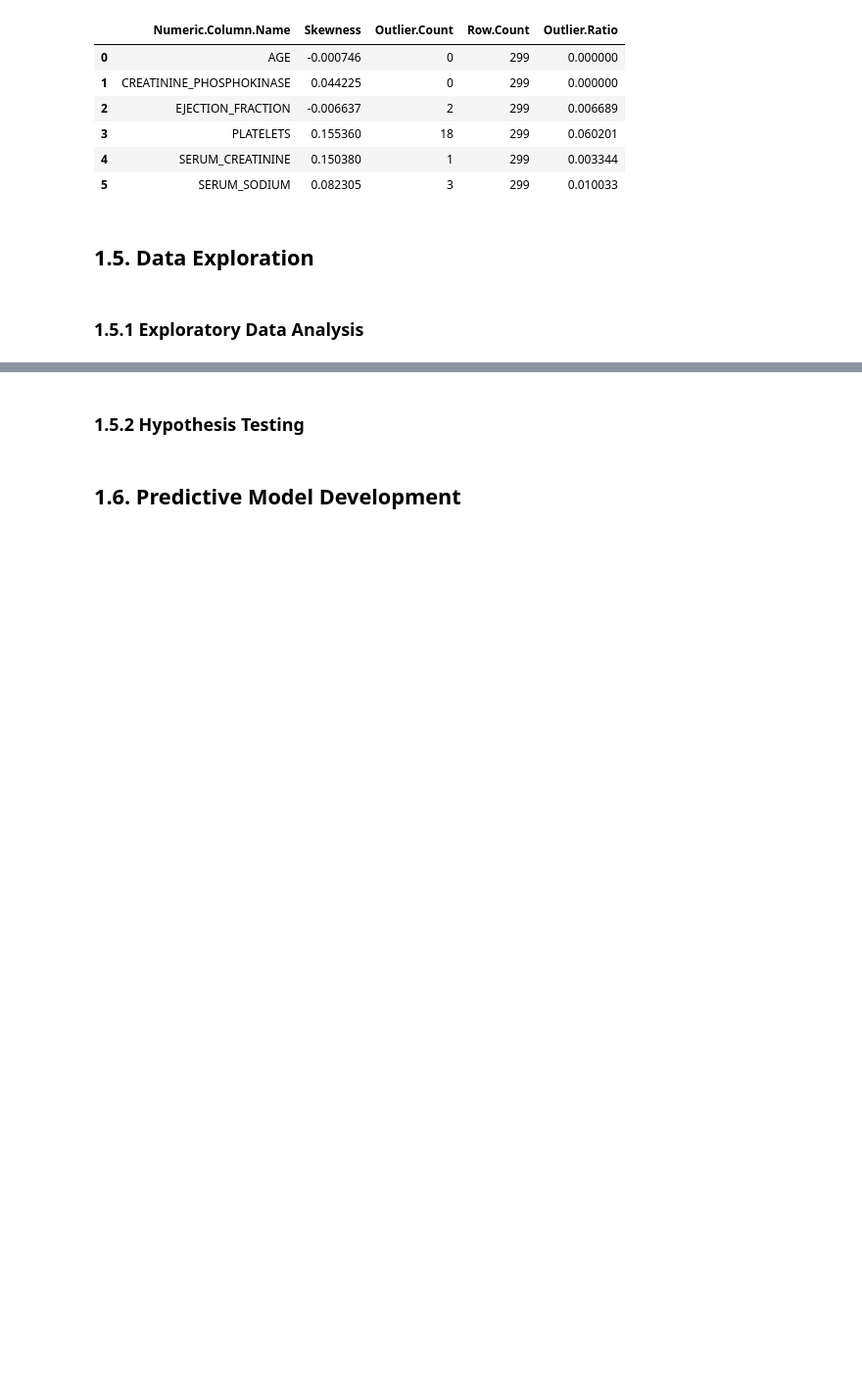
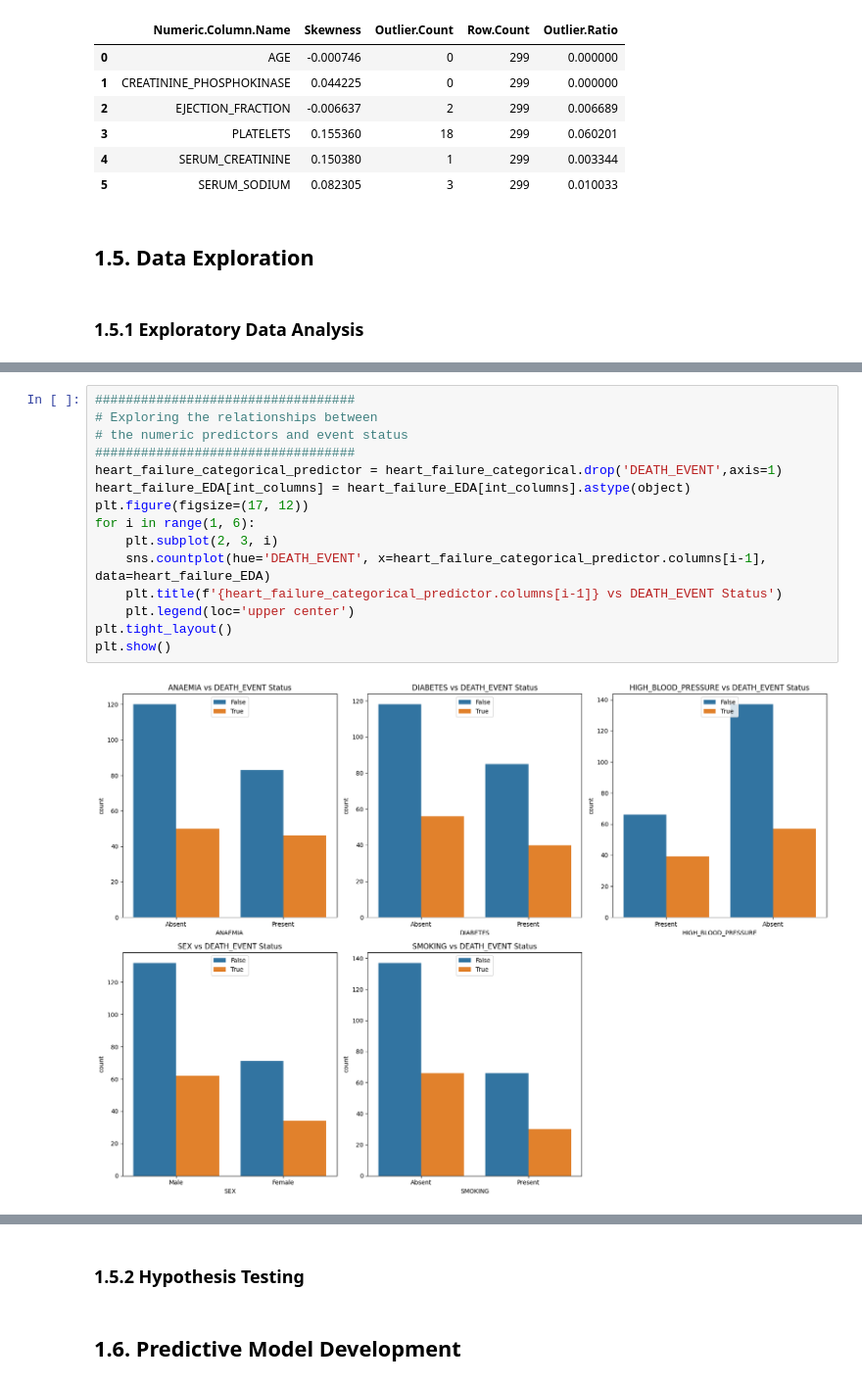
Before and after one commit to JohnPaulinePineda/Portfolio_Project_55, a Jupyter notebook: codes/EstimatingHeartFailureSurvivalRiskProfilesFromCardiovascularHematologicAndMetabolicMarkers.ipynb, the cells around one changed output, grey strips where cells are left out. Shown at 98% size. Cells and saved outputs as stored; diff of their text form; blank space fills up the shorter version.

```diff
--- a/codes/EstimatingHeartFailureSurvivalRiskProfilesFromCardiovascularHematologicAndMetabolicMarkers.ipynb
+++ b/codes/EstimatingHeartFailureSurvivalRiskProfilesFromCardiovascularHematologicAndMetabolicMarkers.ipynb
@@ -1007,0 +1077,17 @@ display(numeric_column_outlier_summary)
+# %%
+##################################
+# Exploring the relationships between
+# the numeric predictors and event status
+##################################
+heart_failure_categorical_predictor = heart_failure_categorical.drop('DEATH_EVENT',axis=1)
+heart_failure_EDA[int_columns] = heart_failure_EDA[int_columns].astype(object)
+plt.figure(figsize=(17, 12))
+for i in range(1, 6):
+    plt.subplot(2, 3, i)
+    sns.countplot(hue='DEATH_EVENT', x=heart_failure_categorical_predictor.columns[i-1], data=heart_failure_EDA)
+    plt.title(f'{heart_failure_categorical_predictor.columns[i-1]} vs DEATH_EVENT Status')
+    plt.legend(loc='upper center')
+plt.tight_layout()
+plt.show()
+# %% [output]
+[figure, added]
```
Also changed, not shown: parts of 6 cells of this notebook, 2 other files.
